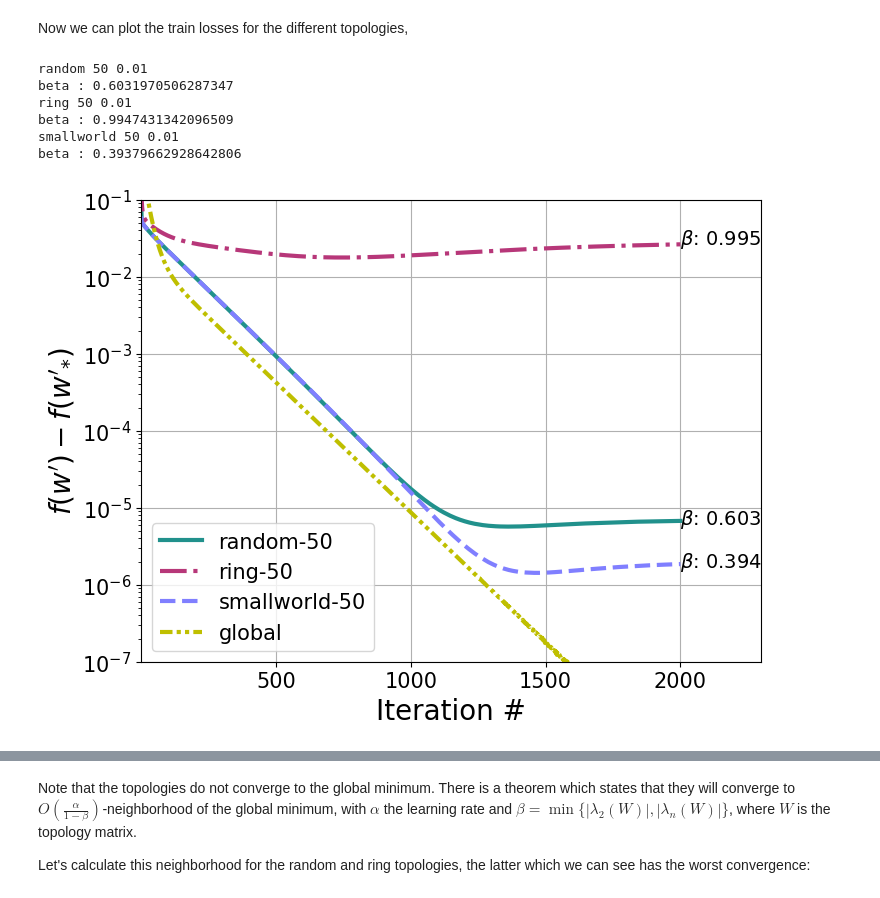
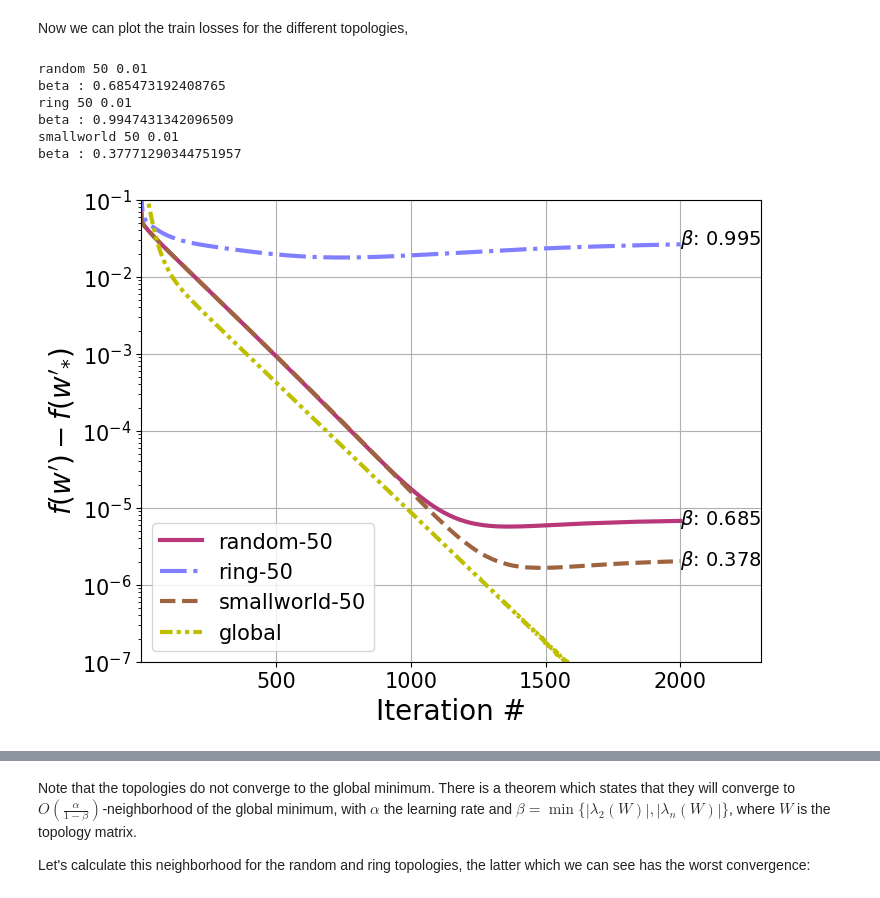
Before and after one commit to eelismie/OptForML-Project, a Jupyter notebook: notebooks/train_plots.ipynb, the cells around one changed output, grey strips where cells are left out. Drawn from its saved outputs; the diff is of its cells as text; code cells hidden in the pictures.

```diff
--- a/notebooks/train_plots.ipynb
+++ b/notebooks/train_plots.ipynb
@@ -159,7 +159,7 @@ The plots can get quite cluttered.
 Specify here which topologies not to show (leave as `[]` to show all topologies):
 # %%
 exclude_topos = []
-exclude_nodes = [5, 100]
+exclude_nodes = []
 # %% [markdown]
 Now we can plot the train losses for the different topologies,
 # %%
@@ -210,14 +210,14 @@ fig, axes = plt.subplots(1, 1, figsize=figsize)
 ax = axes
 # ax.set_xscale('log')
 ax.set_yscale('log')
-cmaps = itertools.cycle(['viridis', 'magma', 'cool', 'copper'])
+cmaps = dict(fc='viridis', random='magma', ring='cool', smallworld='copper')
 fmts = itertools.cycle(['-', '-.', '--', ':'])
 yoffsets = itertools.cycle([0.1, 0])
 for topo, d1 in dfs.groupby('topo'):
     if topo in exclude_topos:
         continue
 
-    cmap = plt.get_cmap(next(cmaps))
+    cmap = plt.get_cmap(cmaps[topo])
     fmt = next(fmts)
     M = len([_ for _ in d1.groupby('nodes')])
 
@@ -233,7 +233,7 @@ for topo, d1 in dfs.groupby('topo'):
                 continue
             print(topo, nb_nodes, lr)
 
-            xaxis = range(1, len(d2['loss'])+1)
+            xaxis = range(1, len(d3['loss'])+1)
 
             color = cmap(ind*0.5/M + 0.5)
             ind += 1
@@ -243,33 +243,33 @@ for topo, d1 in dfs.groupby('topo'):
             if shade:
                 ax.fill_between(xaxis,
                                 d3['min_loss']-global_opt,
                                 d3['max_loss']-global_opt,
                                 alpha=alpha, color=color)
             if annotate_beta:
                 ax_annotate_beta(ax, d3['loss']-global_opt,
                                  topo, int(nb_nodes), lr, yoffset=next(yoffsets))
 
 p = ax.plot(xaxis, m_gl_losses[:len(xaxis)]-global_opt, 'y', linestyle=(0, (3, 1, 1, 1, 1, 1)), lw=lw, label='global')
 color = p[0].get_color()
 if shade:
     ax.fill_between(xaxis,
                     l_gl_losses[:len(xaxis)]-global_opt,
                     h_gl_losses[:len(xaxis)]-global_opt,
                     alpha=alpha, color=color)
 
 ax.legend(loc="lower left")
 ax.set_xlabel('Iteration #')
 ax.set_ylabel(r"$f(w')-f(w'_{*})$")
 if annotate_beta:
     ax.set_xlim(1, xaxis[-1]*1.15)
     ax.set_ylim(1e-7, 0.1)
 ax.grid()
 plt.show()
 # %% [output]
 random 50 0.01
-beta : 0.6031970506287347
+beta : 0.685473192408765
 ring 50 0.01
 beta : 0.9947431342096509
 smallworld 50 0.01
-beta : 0.39379662928642806
+beta : 0.37771290344751957
-[figure, old version]
+[figure, new version]
```
Also changed, not shown: parts of 4 cells of this notebook, 5 other files.
